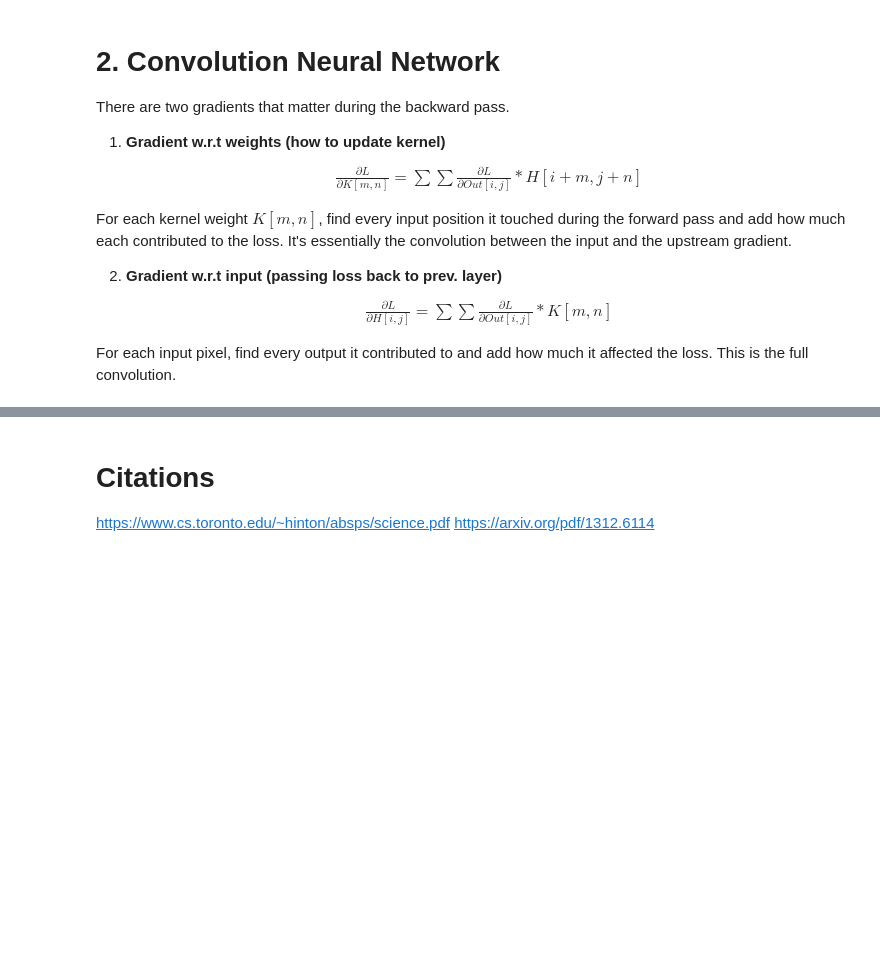
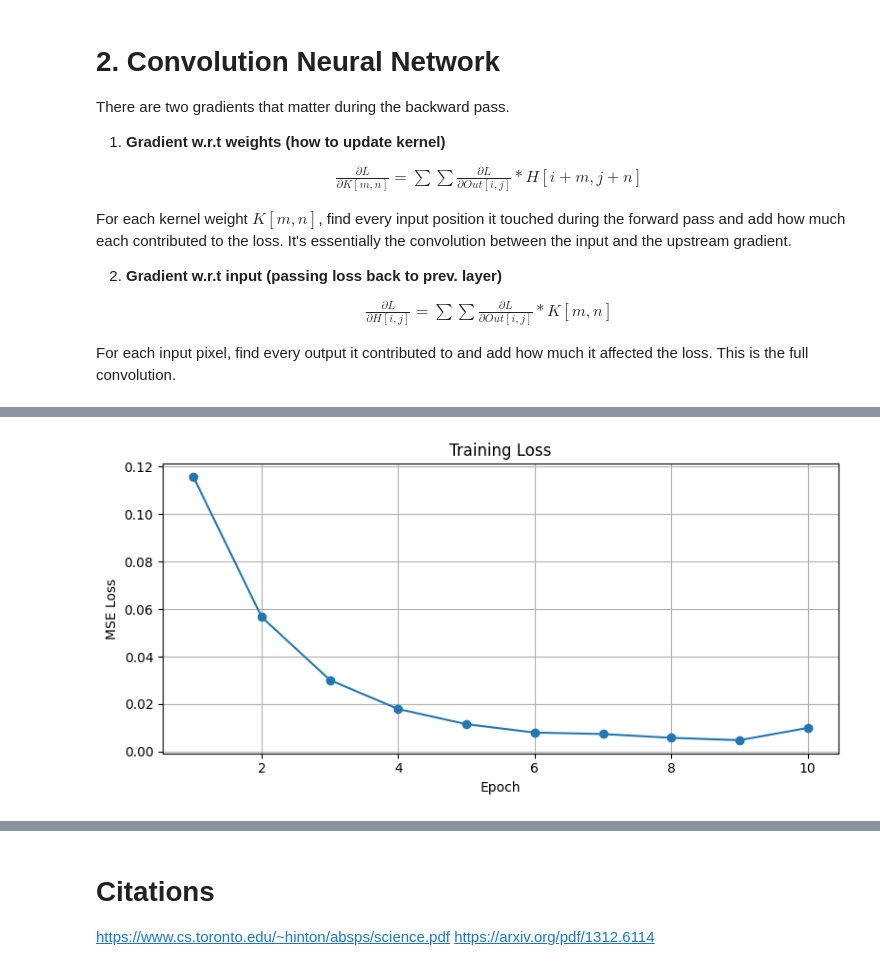
Before and after one commit to daeseong/edge_anomaly, a Jupyter notebook: notebooks/quantization_CNN.ipynb, the cells around one changed output, grey strips where cells are left out. Drawn from its saved outputs; the diff is of its cells as text; code cells hidden in the pictures; blank space fills up the shorter version.

Commit message:
Add data processing, model implementation, and training

```diff
--- a/notebooks/quantization_CNN.ipynb
+++ b/notebooks/quantization_CNN.ipynb
@@ -142,0 +151,14 @@ For each input pixel, find every output it contributed to and add how much it af
+# %%
+sys.path.append(str(Path.cwd().parent / "source"))
+
+from torchinfo import summary
+from cnn import ConvAutoencoder  # pyright: ignore[reportMissingImports]
+
+
+model = ConvAutoencoder()
+
+summary(model,
+        input_size=(1, 3, 256, 256),   # (B, C, H, W)
+        col_names=["input_size", "output_size", "num_params"],
+        depth=3,
+)
@@ -142,0 +192,8 @@ For each input pixel, find every output it contributed to and add how much it af
+# %%
+CHECKPOINT_DIR = ROOT / "checkpoints"
+assert CHECKPOINT_DIR.exists(), f"{CHECKPOINT_DIR} -> N/A"
+# %%
+train_loader = get_dataloader(root = DATA_PATH, split = "train", batch_size = cfg["train"]["batch_size"], shuffle = True)
+
+print(f"Batches per epoch: {len(train_loader)}")
+print(f"Total images: {len(train_loader.dataset)}")
@@ -142,0 +203,13 @@ For each input pixel, find every output it contributed to and add how much it af
+# %%
+loss_history = train(model = model, dataloader = train_loader, epochs = cfg["train"]["epochs"],
+                     learning_rate = cfg["train"]["learning_rate"], weight_decay = cfg["train"]["weight_decay"],
+                     device = device, checkpoint_dir = CHECKPOINT_DIR)
+
+# plt.figure(figsize=(8, 4))
+# plt.plot(range(1, len(loss_history) + 1), loss_history, marker="o")
+# plt.title("Training Loss")
+# plt.xlabel("Epoch")
+# plt.ylabel("MSE Loss")
+# plt.grid(True)
+# plt.tight_layout()
+# plt.show()
@@ -143 +229,12 @@ For each input pixel, find every output it contributed to and add how much it af
+# %%
+plt.figure(figsize=(8, 4))
+plt.plot(range(1, len(loss_history) + 1), loss_history, marker="o")
+plt.title("Training Loss")
+plt.xlabel("Epoch")
+plt.ylabel("MSE Loss")
+plt.grid(True)
+plt.tight_layout()
+plt.show()
+# %% [output]
+[figure, added]
 # %% [markdown]
```
Also changed, not shown: parts of 11 cells of this notebook, 4 other files.
